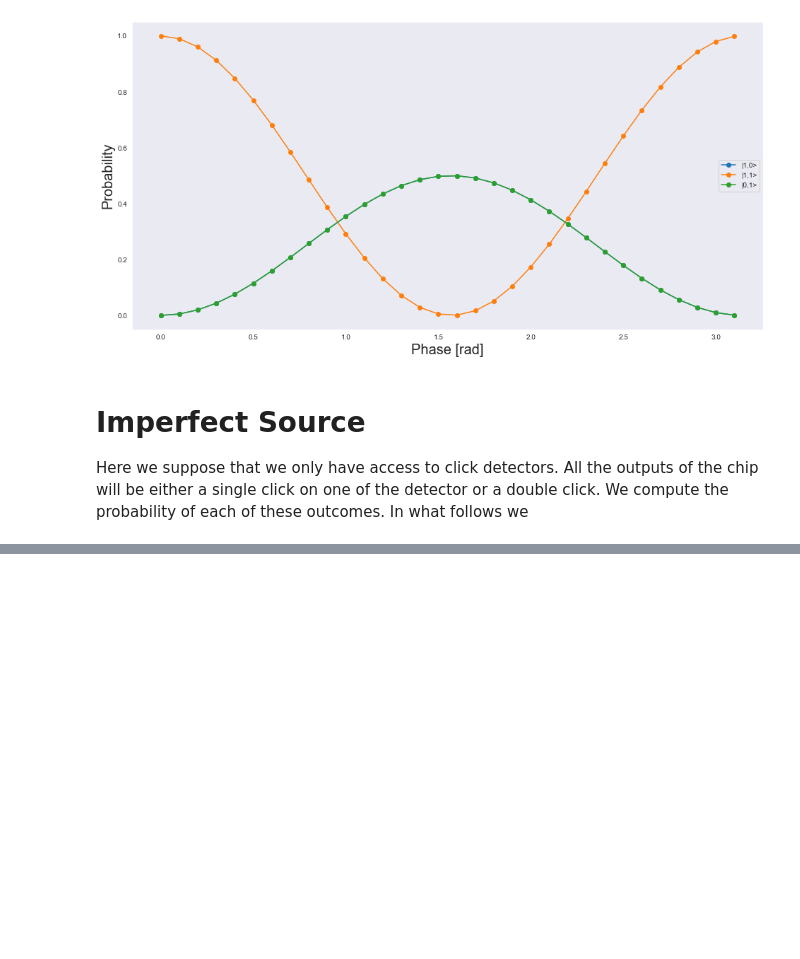
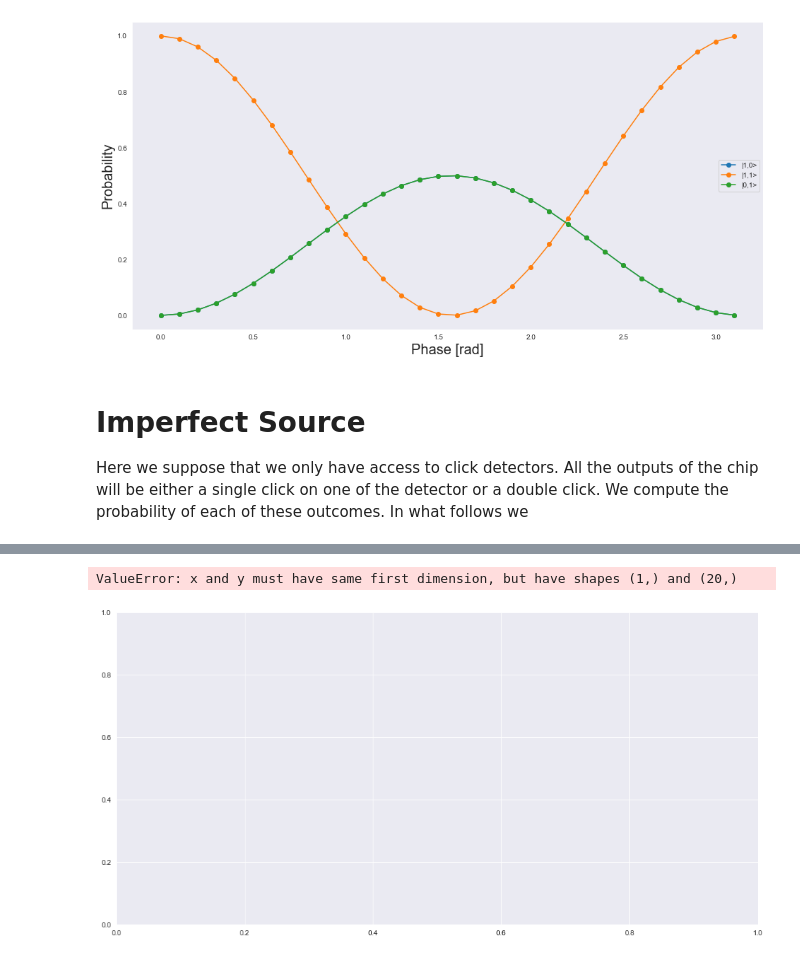
Before and after one commit to Quandela/Perceval, a Jupyter notebook: docs/source/notebooks/MZI_imperfect_single-photon_source.ipynb, the cells around one changed output, grey strips where cells are left out. Drawn from its saved outputs; the diff is of its cells as text; code cells hidden in the pictures; blank space fills up the shorter version.

```diff
--- a/docs/source/notebooks/MZI_imperfect_single-photon_source.ipynb
+++ b/docs/source/notebooks/MZI_imperfect_single-photon_source.ipynb
@@ -347,0 +345,28 @@ plt.tick_params(direction='in', bottom=True, top=True, left=True, right=True, la
+# %%
+qpunit = QPU()
+
+beta = 1
+eta = 0.23
+M=1
+Nb = 20
+
+X = np.array(np.linspace(0.0, 0.1, Nb)) # g2
+Y = np.array(np.linspace(0.01, 1, Nb)) # beta
+
+z11 = [compute(qpunit, beta, eta, g2, M, multiphoton_model="indistinguishable") for g2 in X]
+z12 = [compute(qpunit, beta, eta, g2, M, multiphoton_model="distinguishable") for g2 in X]
+
+fig, ax = plt.subplots()
+
+for beta in Y:
+    ax.plot(beta, [compute(qpunit, beta, eta, beta, M, multiphoton_model="distinguishable") for g2 in X])
+
+ax.plot(X, z11, 's', label='simulation indistinguishable', color='firebrick')
+ax.plot(X, z12, 's', label='simulation distinguishable', color='seagreen')
+ax.set_xlabel(r'$g^{(2)}(0)$', fontsize=30)
+ax.set_ylabel('Occupation probability', fontsize=30)
+cb.set_label(label=r'$p_2$',size=30)
+ax.tick_params(direction='in', bottom=True, top=True, left=True, right=True, labelsize=16)
+# %% [output]
+ValueError: x and y must have same first dimension, but have shapes (1,) and (20,)
+[figure, added]
```
Also changed, not shown: parts of 5 cells of this notebook, 1 other file.
